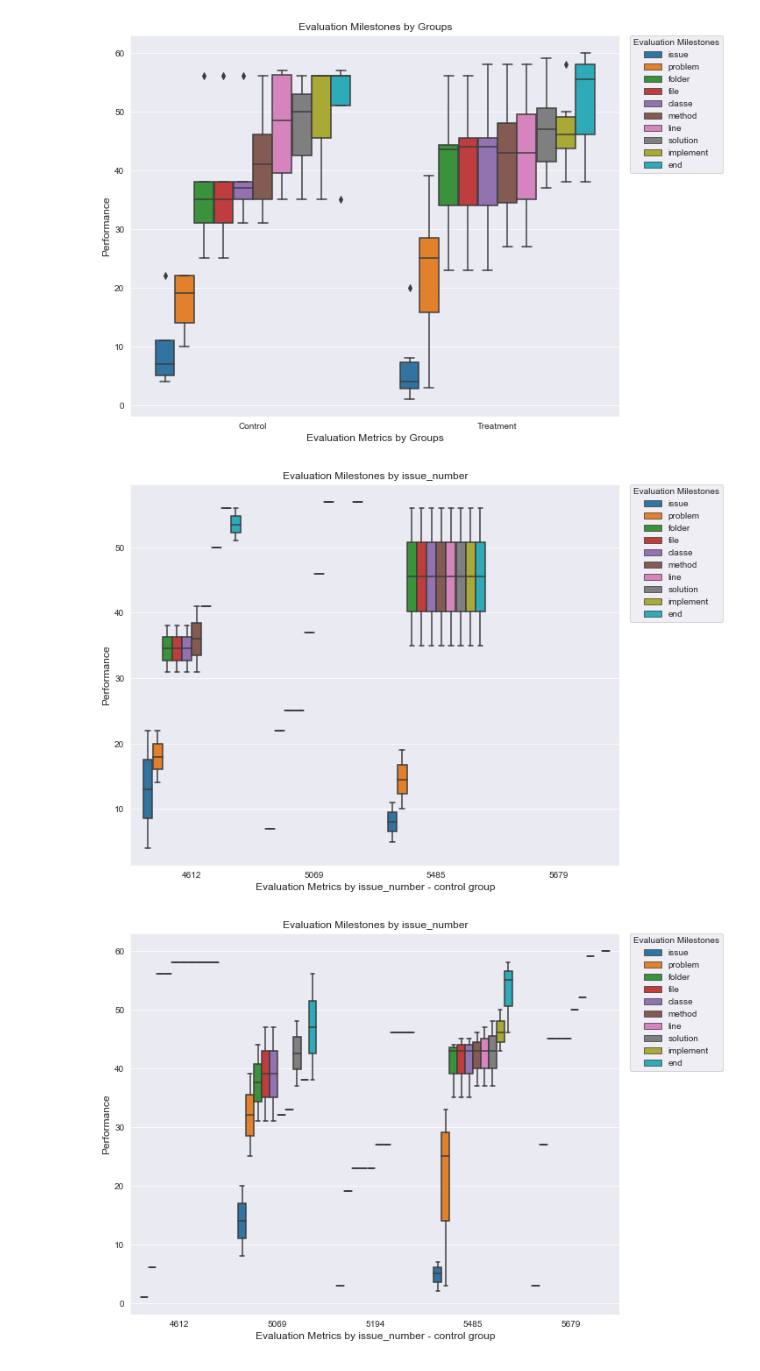
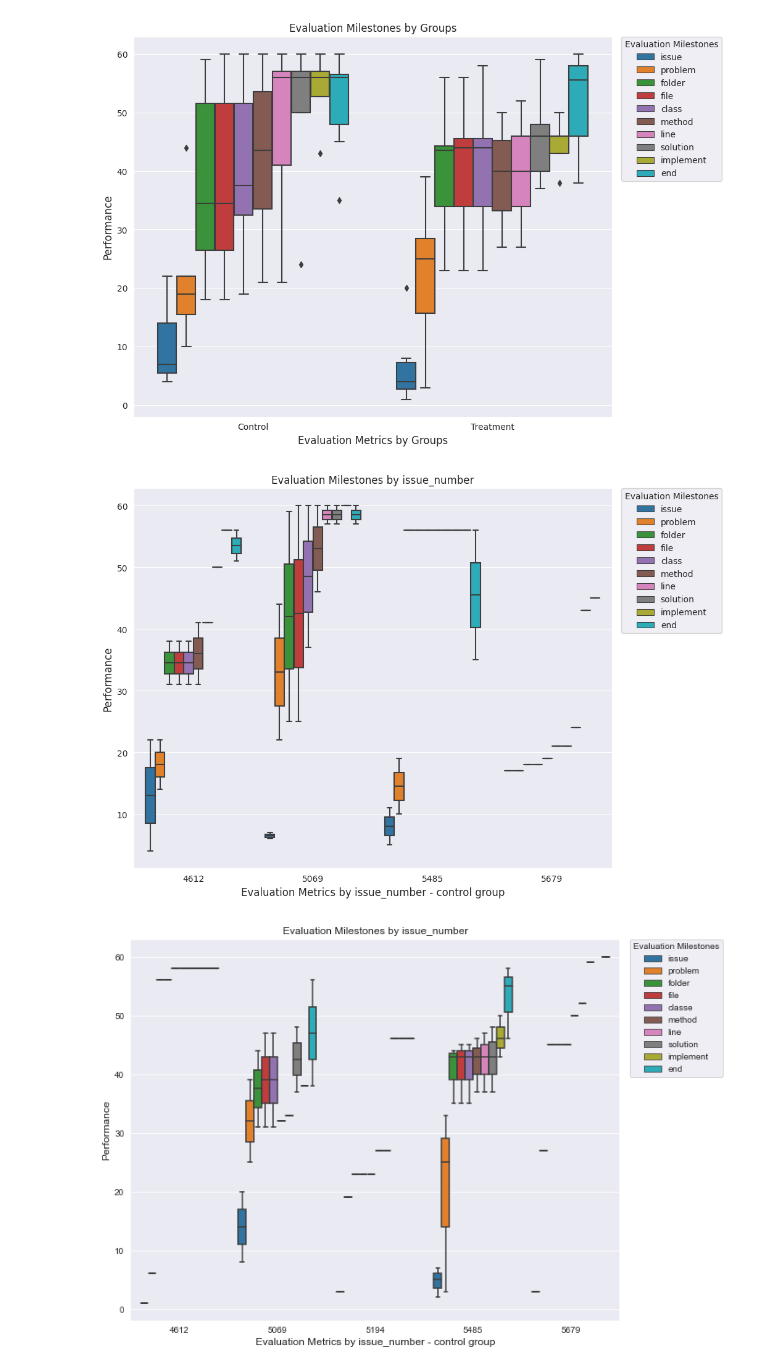
Before and after one commit to fabiojavamarcos/MilestonesExperiments, a Jupyter notebook: Analysis_MilestonesExperiments.ipynb, the cells around one changed output. Saved outputs shown, nothing was run; the diff lists cells and outputs as text; code cells hidden in the pictures.

Commit message:
Added chisq rmd and fixed milestone "class" bug

```diff
--- a/Analysis_MilestonesExperiments.ipynb
+++ b/Analysis_MilestonesExperiments.ipynb
@@ -366,34 +369,34 @@ plt.show()
 # %%
 #dataBinary
 # %%
-dd=pd.melt(dataBinary_milestones_valid,id_vars=['group'],value_vars=['issue','problem','folder','file','classe','method','line','solution','implement','end'],var_name='Evaluation Milestones')
+dd=pd.melt(dataBinary_milestones_valid,id_vars=['group'],value_vars=['issue','problem','folder','file','class','method','line','solution','implement','end'],var_name='Evaluation Milestones')
 
 plt.figure(figsize=(10, 8))
 ax = sns.boxplot(y='value',x='group',data=dd,hue='Evaluation Milestones')
 plt.ylabel("Performance", size=12)
 plt.xlabel("Evaluation Metrics by Groups",size=12)
 
-labels=['issue','problem','folder','file','classe','method','line','solution','implement','end']
+labels=['issue','problem','folder','file','class','method','line','solution','implement','end']
 h, l = ax.get_legend_handles_labels()
 ax.legend(h, labels, title="Evaluation Milestones",bbox_to_anchor=(1.02, 1), loc=2, borderaxespad=0.)
 plt.title("Evaluation Milestones by Groups", size=12)
 plt.show()
 #plt.savefig("grouped_boxplot_AlgorithmBinary.png")
 # %% [output]
-[figure, old version]
+[figure, new version]
 # %%
-dd=pd.melt(dataBinary_milestones_valid_C,id_vars=['issue_number'],value_vars=['issue','problem','folder','file','classe','method','line','solution','implement','end'],var_name='Evaluation Milestones')
+dd=pd.melt(dataBinary_milestones_valid_C,id_vars=['issue_number'],value_vars=['issue','problem','folder','file','class','method','line','solution','implement','end'],var_name='Evaluation Milestones')
 
 plt.figure(figsize=(10, 8))
 ax = sns.boxplot(y='value',x='issue_number',data=dd,hue='Evaluation Milestones')
 plt.ylabel("Performance", size=12)
 plt.xlabel("Evaluation Metrics by issue_number - control group",size=12)
 
-labels=['issue','problem','folder','file','classe','method','line','solution','implement','end']
+labels=['issue','problem','folder','file','class','method','line','solution','implement','end']
 h, l = ax.get_legend_handles_labels()
 ax.legend(h, labels, title="Evaluation Milestones",bbox_to_anchor=(1.02, 1), loc=2, borderaxespad=0.)
 plt.title("Evaluation Milestones by issue_number", size=12)
 plt.show()
 # %% [output]
-[figure, old version]
+[figure, new version]
 # %%
```
Also changed, not shown: parts of 33 cells of this notebook, 2 other files.
